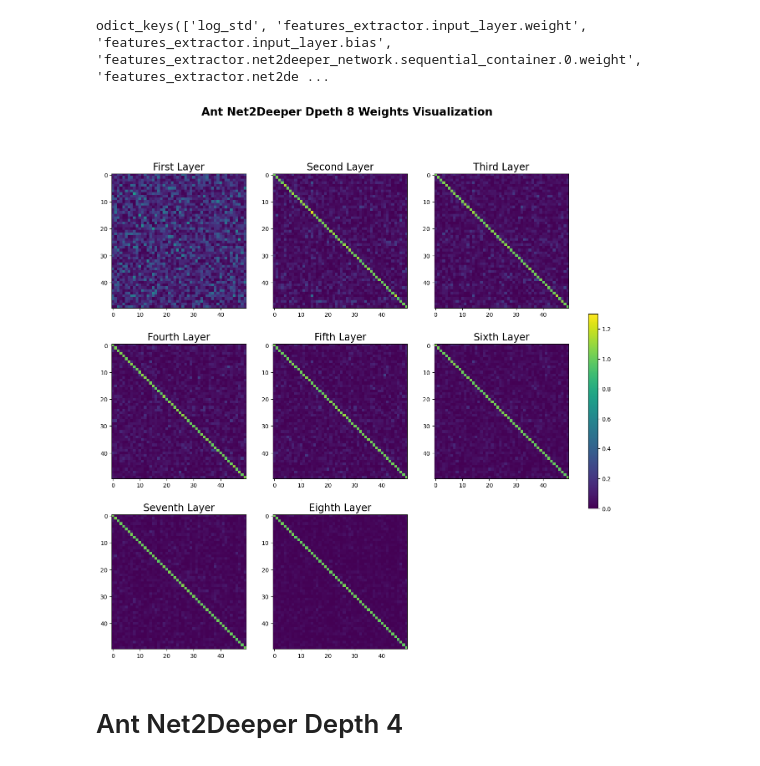
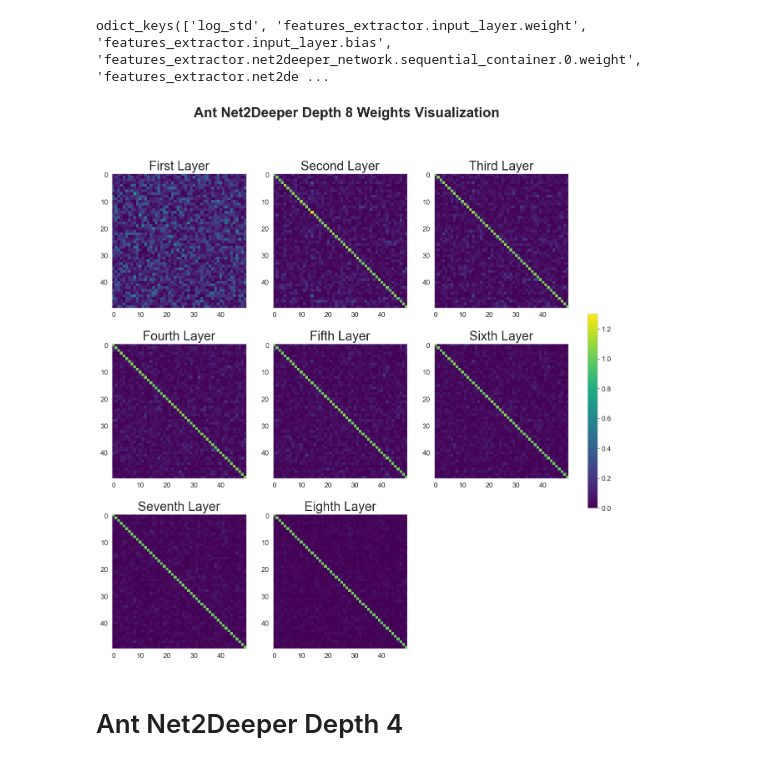
Before and after one commit to automl/GrowNN, a Jupyter notebook: plotting/network_weights/ant/visualize.ipynb, the cells around one changed output. Cells and saved outputs as stored; diff of their text form; code cells hidden in the pictures.

```diff
--- a/plotting/network_weights/ant/visualize.ipynb
+++ b/plotting/network_weights/ant/visualize.ipynb
@@ -9,3 +10,7 @@ from stable_baselines3.common.save_util import load_from_zip_file
+# %%
+set_rc_params()
+# remove grid
+plt.rcParams['axes.grid'] = False
 # %% [markdown]
 # Net2DeeperNet Depth 8
 # %%
@@ -58,43 +64,43 @@ fig.delaxes(axs[2, 2])
 
 # First layer weights
 im0 = axs[0, 0].imshow(first_layer_weights, cmap='viridis', vmin = 0, vmax = 1.3)
-axs[0, 0].set_title('First Layer', fontsize=17)
+axs[0, 0].set_title('First Layer', fontsize=22)
 
 # Second layer weights
 im1 = axs[0, 1].imshow(second_layer_weights, cmap='viridis', vmin = 0, vmax = 1.3)
-axs[0, 1].set_title('Second Layer', fontsize=17)
+axs[0, 1].set_title('Second Layer', fontsize=22)
 
 # Third layer weights
 im2 = axs[0, 2].imshow(third_layer_weights, cmap='viridis', vmin = 0, vmax = 1.3)
-axs[0, 2].set_title('Third Layer', fontsize=17)
+axs[0, 2].set_title('Third Layer', fontsize=22)
 
 # Fourth layer weights
 im3 = axs[1, 0].imshow(fourth_layer_weights, cmap='viridis', vmin = 0, vmax = 1.3)
-axs[1, 0].set_title('Fourth Layer', fontsize=17)
+axs[1, 0].set_title('Fourth Layer', fontsize=22)
 
 # Fifth layer weights
 im4 = axs[1, 1].imshow(fifth_layer_weights, cmap='viridis', vmin = 0, vmax = 1.3)
-axs[1, 1].set_title('Fifth Layer', fontsize=17)
+axs[1, 1].set_title('Fifth Layer', fontsize=22)
 
 # Sixth layer weights
 im5 = axs[1, 2].imshow(sixth_layer_weights, cmap='viridis', vmin = 0, vmax = 1.3)
-axs[1, 2].set_title('Sixth Layer', fontsize=17)
+axs[1, 2].set_title('Sixth Layer', fontsize=22)
 
 # Seventh layer weights
 im6 = axs[2, 0].imshow(seventh_layer_weights, cmap='viridis', vmin = 0, vmax = 1.3)
-axs[2, 0].set_title('Seventh Layer', fontsize=17)
+axs[2, 0].set_title('Seventh Layer', fontsize=22)
 
 # Eighth layer weights
 im7 = axs[2, 1].imshow(eighth_layer_weights, cmap='viridis', vmin = 0, vmax = 1.3)
-axs[2, 1].set_title('Eighth Layer', fontsize=17)
+axs[2, 1].set_title('Eighth Layer', fontsize=22)
 
 
 # Add colorbar for axs[2]
 fig.colorbar(im3, ax=axs, orientation='vertical', fraction=0.02, pad=0.04)
-plt.suptitle('Ant Net2Deeper Dpeth 8 Weights Visualization', fontsize=19, fontweight='bold')
+plt.suptitle('Ant Net2Deeper Depth 8 Weights Visualization', fontsize=24, fontweight='bold')
 plt.savefig('plotting/network_weights/ant/weights_8.png', bbox_inches='tight')
 # %% [output]
-[figure, old version]
+[figure, new version]
 # %% [markdown]
 # Ant Net2Deeper Depth 4
 # %%
```
Also changed, not shown: parts of 3 cells of this notebook, 2 other files.
